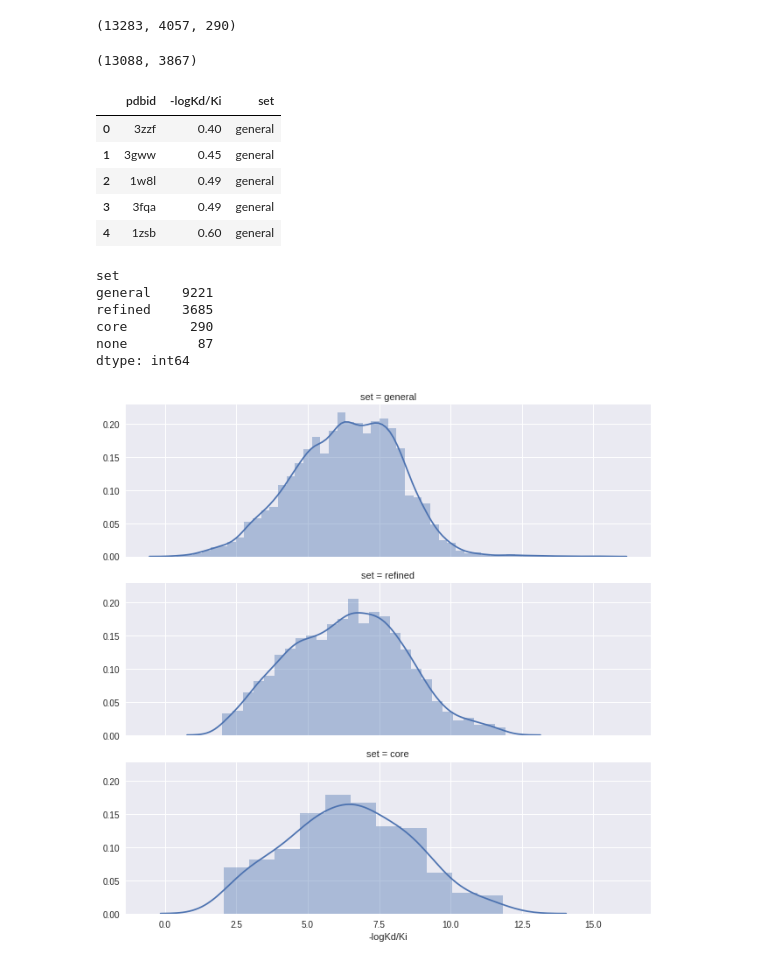
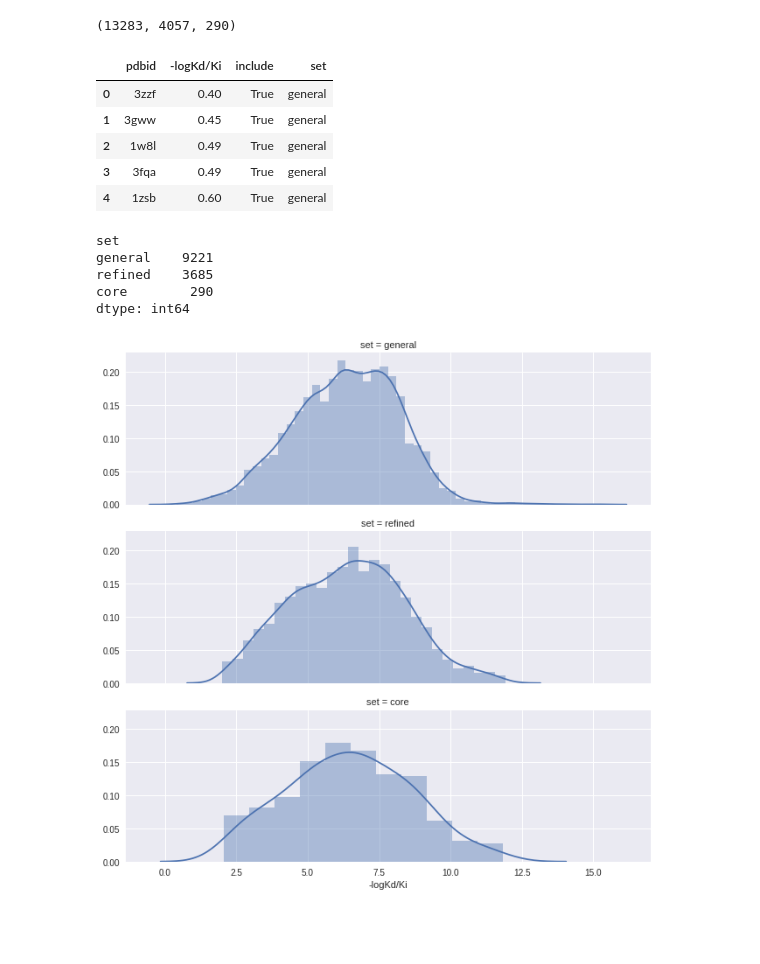
Before and after one commit to kacperszo/pafnucy, a Jupyter notebook: pdbbind_data.ipynb, the cells around one changed output. Drawn from its saved outputs; the diff is of its cells as text; code cells hidden in the pictures; blank space fills up the shorter version.

Commit message:
prepare core 2013 in the same notebook

```diff
--- a/pdbbind_data.ipynb
+++ b/pdbbind_data.ipynb
@@ -87,37 +87,30 @@ len(general_set), len(refined_set), len(core_set)
 core2013 = ! cat core_pdbbind2013.ids
 core2013 = set(core2013)
 
-general_set -= core2013
-refined_set -= core2013
-
-len(general_set), len(refined_set)
+affinity_data['include'] = True
+affinity_data.loc[np.in1d(affinity_data['pdbid'], list(core2013 & (general_set - core_set))), 'include'] = False
-# %% [output]
-(13088, 3867)
 # %%
-affinity_data['set'] = 'none'
-
 affinity_data.loc[np.in1d(affinity_data['pdbid'], list(general_set)), 'set'] = 'general'
 
 affinity_data.loc[np.in1d(affinity_data['pdbid'], list(refined_set)), 'set'] = 'refined'
 
 affinity_data.loc[np.in1d(affinity_data['pdbid'], list(core_set)), 'set'] = 'core'
 
 affinity_data.head()
 # %% [output]
-|  | pdbid | -logKd/Ki | set |
-| 0 | 3zzf | 0.40 | general |
-| 1 | 3gww | 0.45 | general |
-| 2 | 1w8l | 0.49 | general |
-| 3 | 3fqa | 0.49 | general |
-| 4 | 1zsb | 0.60 | general |
+|  | pdbid | -logKd/Ki | include | set |
+| 0 | 3zzf | 0.40 | True | general |
+| 1 | 3gww | 0.45 | True | general |
+| 2 | 1w8l | 0.49 | True | general |
+| 3 | 3fqa | 0.49 | True | general |
+| 4 | 1zsb | 0.60 | True | general |
 # %%
-affinity_data.groupby('set').apply(len).loc[['general', 'refined', 'core', 'none']]
+affinity_data[affinity_data['include']].groupby('set').apply(len).loc[['general', 'refined', 'core']]
 # %% [output]
 set
 general    9221
 refined    3685
 core        290
-none         87
 dtype: int64
 # %%
 # Check affinity distributions
```
Also changed, not shown: parts of 4 cells of this notebook, 1 other file.
